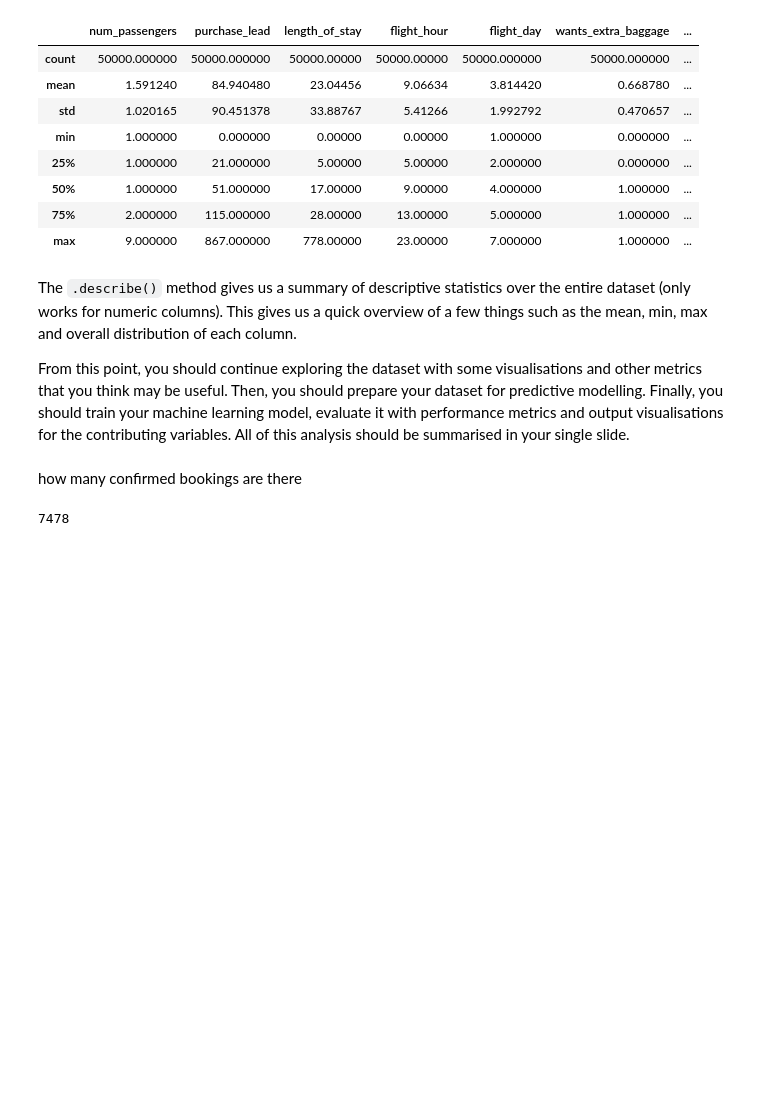
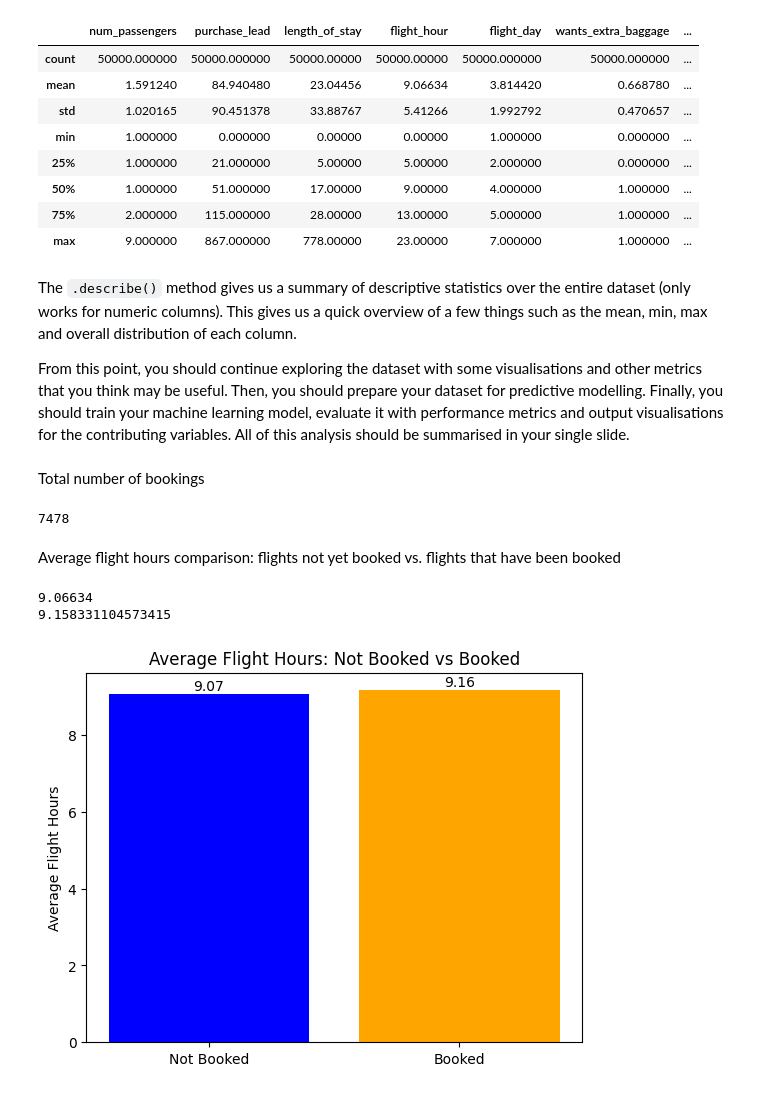
Before and after one commit to MDA1422/british_airways_customer_bookings, a Jupyter notebook: task2.ipynb, the cells around one changed output. Drawn from its saved outputs; the diff is of its cells as text; code cells hidden in the pictures; blank space fills up the shorter version.

```diff
--- a/task2.ipynb
+++ b/task2.ipynb
@@ -15,5 +16,5 @@ import pandas as pd
 # %%
-df = pd.read_csv("/opt/lampp/htdocs/projects/british_airwways_customer_bookings/customer_booking.csv", encoding="ISO-8859-1")
+df = pd.read_csv("/opt/lampp/htdocs/projects/british_airways_customer_bookings/customer_booking.csv", encoding="ISO-8859-1")
 df.head()
 # %% [output]
 |  | num_passengers | sales_channel | trip_type | purchase_lead | length_of_stay | flight_hour | flight_day | ... |
@@ -101,8 +102,8 @@ df.describe()
 The `.describe()` method gives us a summary of descriptive statistics over the entire dataset (only works for numeric columns). This gives us a quick overview of a few things such as the mean, min, max and overall distribution of each column.
 
 From this point, you should continue exploring the dataset with some visualisations and other metrics that you think may be useful. Then, you should prepare your dataset for predictive modelling. Finally, you should train your machine learning model, evaluate it with performance metrics and output visualisations for the contributing variables. All of this analysis should be summarised in your single slide.
-# %% [markdown]
-how many confirmed bookings are there
+# %% [markdown]
+Total number of bookings
 # %%
 
 confirmed_bookings = (df["booking_complete"] == 1).sum()
@@ -115,0 +113,20 @@ if confirmed_bookings==1:
+# %% [markdown]
+Average flight hours comparison: flights not yet booked vs. flights that have been booked
+# %%
+flight_duration = df["flight_hour"]
+average_flight_duration = flight_duration.mean()
+flight_duration_confirmed = flight_duration[df["booking_complete"] == 1]
+average_duration_confirmed = flight_duration_confirmed.mean()
+
+plot_data = {average_flight_duration, average_duration_confirmed}
+labels = ["Not Booked", "Booked"]
+plt.bar(labels, plot_data, color=['blue', 'orange'])
+plt.ylabel("Average Flight Hours")
+plt.title("Average Flight Hours: Not Booked vs Booked")
+plt.text(0, average_flight_duration + 0.1, f"{average_flight_duration:.2f}", ha='center')
+plt.text(1, average_duration_confirmed + 0.1, f"{average_duration_confirmed:.2f}", ha='center')
+plt.show()
+# %% [output]
+9.06634
+9.158331104573415
+[figure, added]
```
Also changed, not shown: parts of 2 cells of this notebook.
